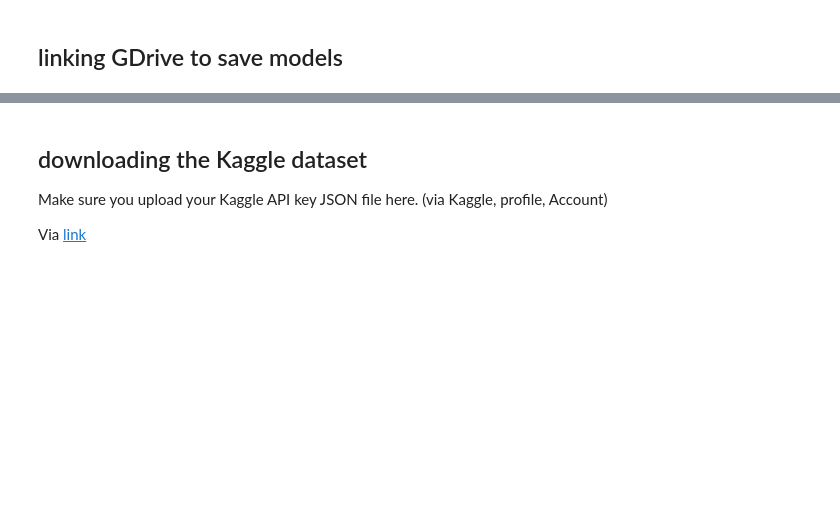
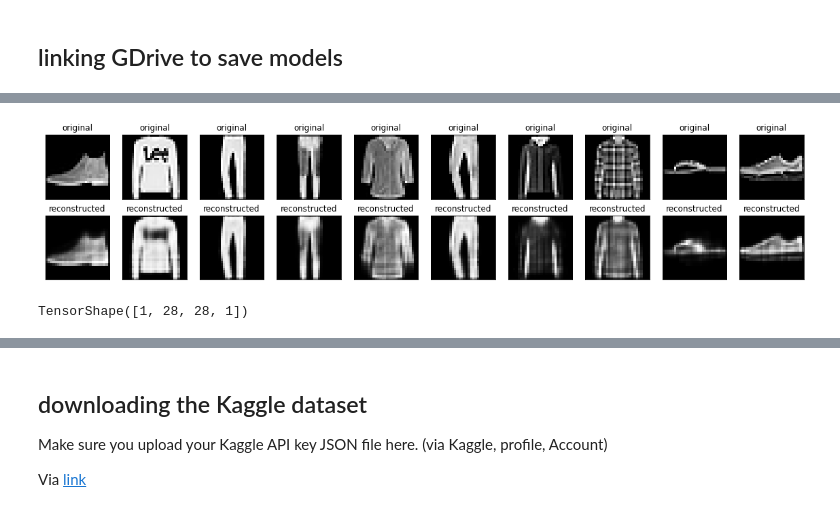
Before and after one commit to luca-arts/luca-arts.github.io, a Jupyter notebook: knowledge/AI/notebooks/Animal_faces_latent_interpolation.ipynb, the cells around one changed output, grey strips where cells are left out. Drawn from its saved outputs; the diff is of its cells as text; code cells hidden in the pictures; blank space fills up the shorter version.

```diff
--- a/knowledge/AI/notebooks/Animal_faces_latent_interpolation.ipynb
+++ b/knowledge/AI/notebooks/Animal_faces_latent_interpolation.ipynb
@@ -73,0 +90,10 @@ model_path = "/content/gdrive/MyDrive/AI/latent_interpolation/{}".format(model_s
+# %%
+from tensorflow.keras.datasets import fashion_mnist
+from tensorflow.keras.models import Model
+(x_train, _), (x_test, _) = fashion_mnist.load_data()
+
+x_train = x_train.astype('float32') / 255.
+x_test = x_test.astype('float32') / 255.
+
+print (x_train.shape)
+print (x_test.shape)
@@ -73,0 +144,2 @@ model_path = "/content/gdrive/MyDrive/AI/latent_interpolation/{}".format(model_s
+# %%
+mnist_autoencoder.compile(optimizer='adam', loss='binary_crossentropy', metrics=[keras.metrics.Accuracy()])
@@ -73,0 +148,3 @@ model_path = "/content/gdrive/MyDrive/AI/latent_interpolation/{}".format(model_s
+# %%
+# with train_ds
+hist = mnist_autoencoder.fit( x_train,x_train, validation_data=(x_test,x_test), epochs=EPOCHS, batch_size=BATCH_SIZE, callbacks=[callback])
@@ -73,0 +172,22 @@ model_path = "/content/gdrive/MyDrive/AI/latent_interpolation/{}".format(model_s
+# %%
+n = 10
+plt.figure(figsize=(20, 4))
+for i in range(n):
+  # display original
+  ax = plt.subplot(2, n, i + 1)
+  plt.imshow(x_test[i])
+  plt.title("original")
+  plt.gray()
+  ax.get_xaxis().set_visible(False)
+  ax.get_yaxis().set_visible(False)
+
+  # display reconstruction
+  ax = plt.subplot(2, n, i + 1 + n)
+  plt.imshow(decoded_imgs[i])
+  plt.title("reconstructed")
+  plt.gray()
+  ax.get_xaxis().set_visible(False)
+  ax.get_yaxis().set_visible(False)
+plt.show()
+# %% [output]
+[figure, added]
@@ -73,0 +212,4 @@ model_path = "/content/gdrive/MyDrive/AI/latent_interpolation/{}".format(model_s
+# %%
+test_image1.shape
+# %% [output]
+TensorShape([1, 28, 28, 1])
```
Also changed, not shown: parts of 33 cells of this notebook.
